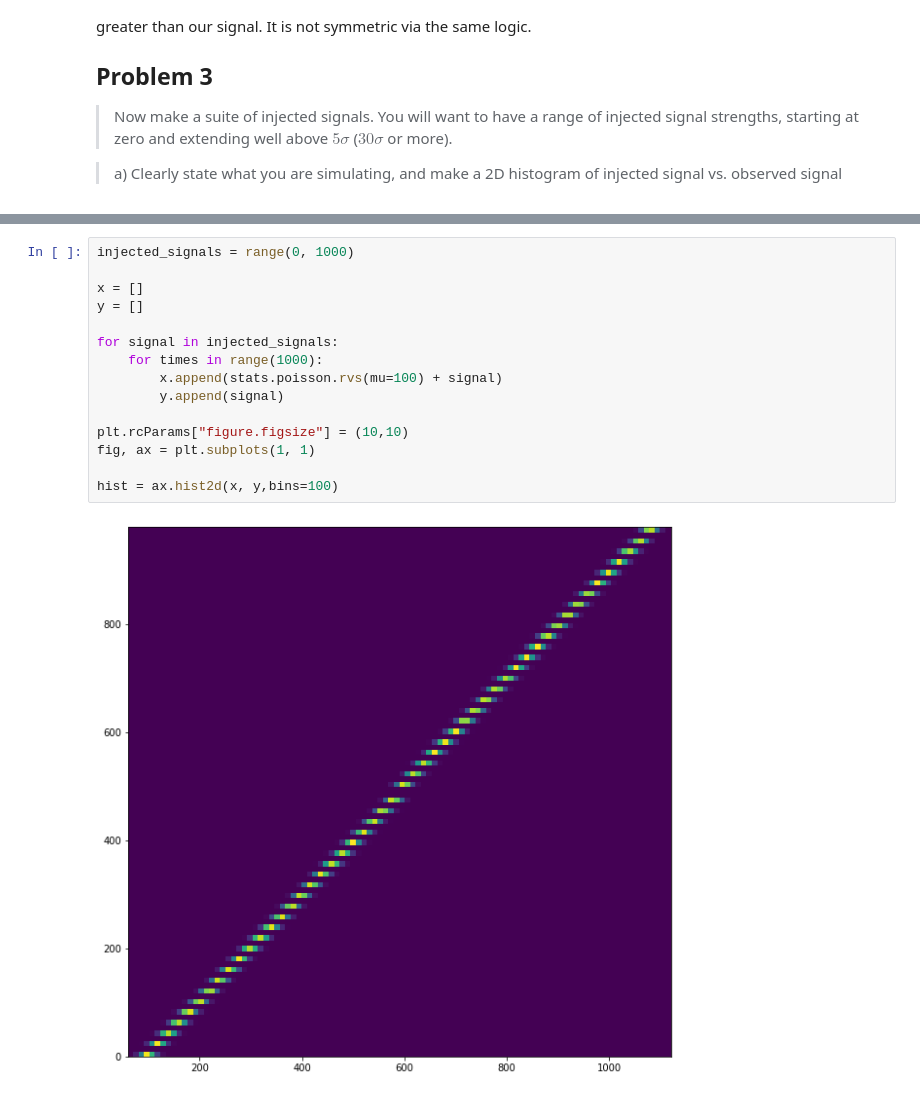
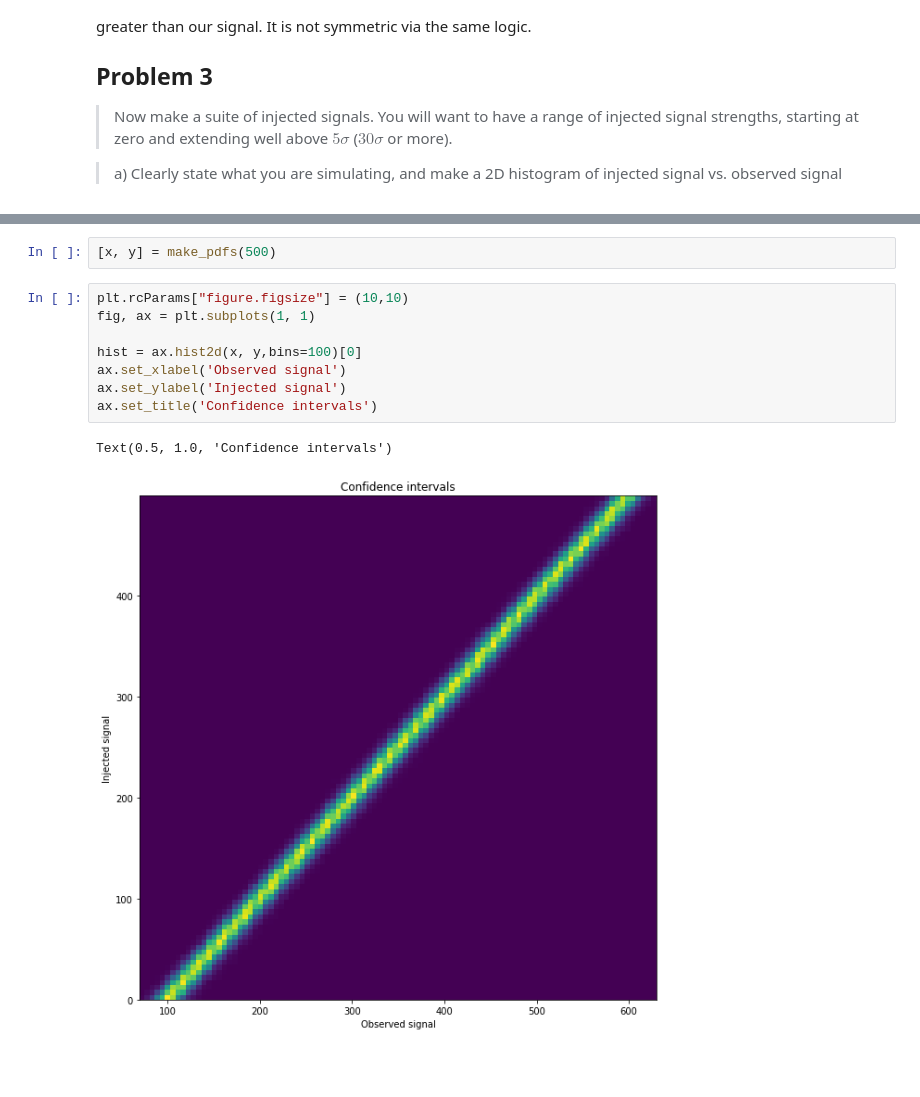
Before and after one commit to nsyochum/Physics-434, a Jupyter notebook: Lab_6/Lab_6.ipynb, the cells around one changed output, grey strips where cells are left out. Drawn from its saved outputs; the diff is of its cells as text; blank space fills up the shorter version.

```diff
--- a/Lab_6/Lab_6.ipynb
+++ b/Lab_6/Lab_6.ipynb
@@ -122,17 +86,13 @@ Yes, the observed signal is biased because it is much more likely to observe a v
+# %%
+[x, y] = make_pdfs(500)
 # %%
-injected_signals = range(0, 1000)
-
-x = []
-y = []
-
-for signal in injected_signals:
-    for times in range(1000):
-        x.append(stats.poisson.rvs(mu=100) + signal)
-        y.append(signal)
-
 plt.rcParams["figure.figsize"] = (10,10)
 fig, ax = plt.subplots(1, 1)
 
-hist = ax.hist2d(x, y,bins=100)
+hist = ax.hist2d(x, y,bins=100)[0]
+ax.set_xlabel('Observed signal')
+ax.set_ylabel('Injected signal')
+ax.set_title('Confidence intervals')
 # %% [output]
+Text(0.5, 1.0, 'Confidence intervals')
-[figure, old version]
+[figure, new version]
```
Also changed, not shown: parts of 10 cells of this notebook.
